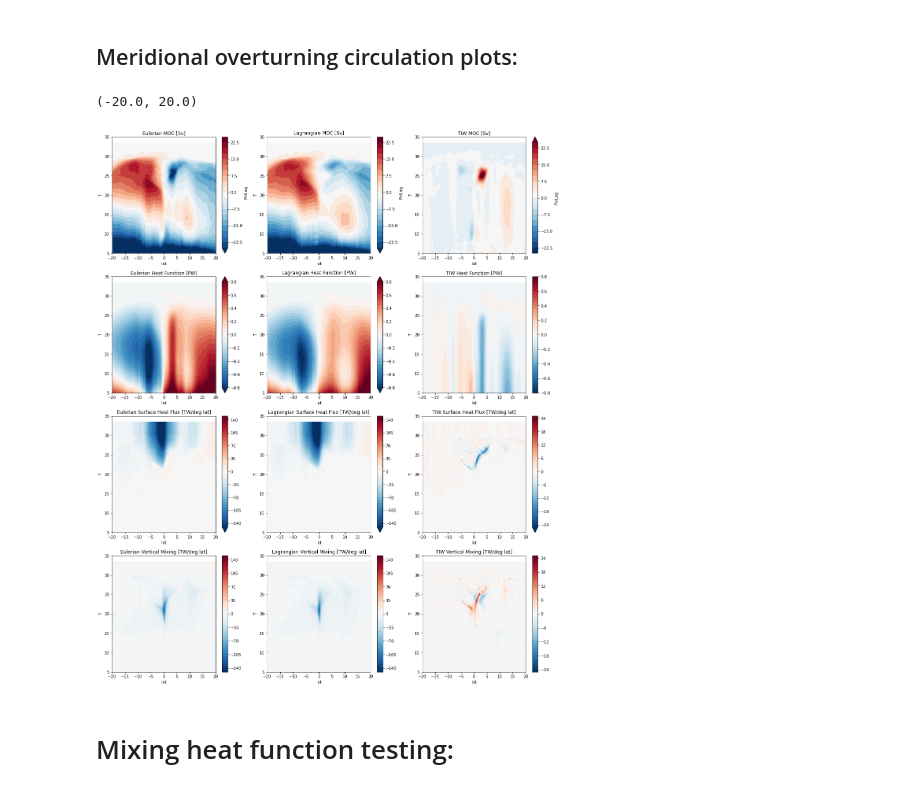
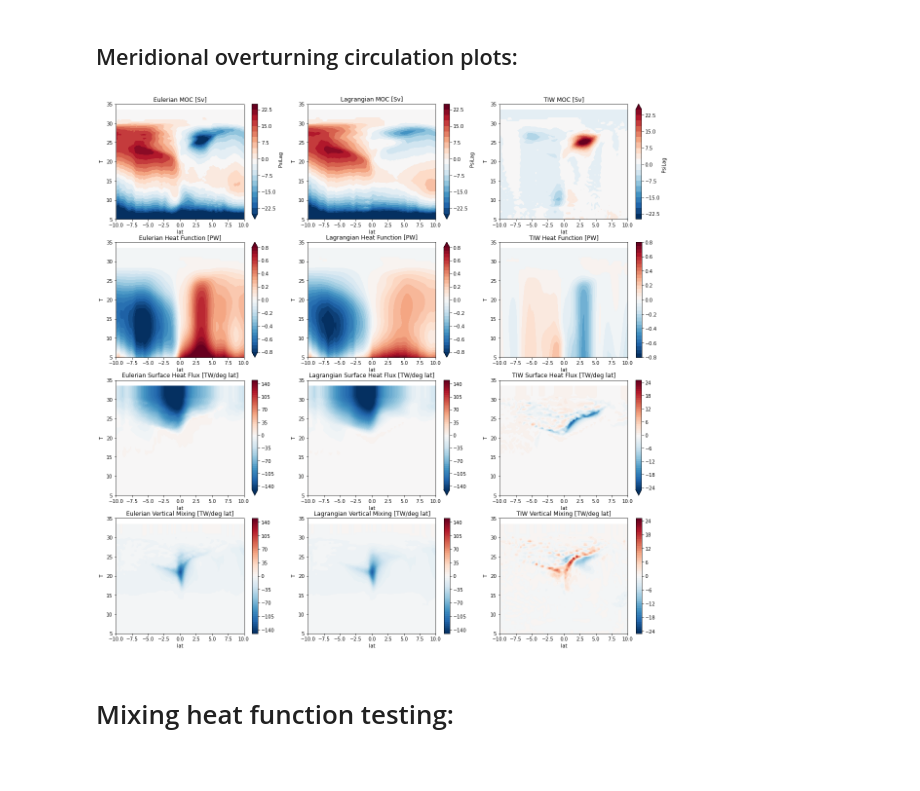
Before and after one commit to rmholmes/SAPEQ_ROMS_analysis, a Jupyter notebook: ROMS_Analysis.ipynb, the cells around one changed output. Saved outputs shown, nothing was run; the diff lists cells and outputs as text; code cells hidden in the pictures.

```diff
--- a/ROMS_Analysis.ipynb
+++ b/ROMS_Analysis.ipynb
@@ -453,9 +453,9 @@ HfDia_dif_mean = -fdia_mean.HfDia_dif.mean('ocean_time')*favg.pn.mean('xi_rho')*
 HfDia_dif_eddy = HfDia_dif - HfDia_dif_mean
 # %%
 # Temperature coordinates plotting:
-plt.figure(figsize=(20,25))
+plt.figure(figsize=(20,20))
 
-xlims = [-20.,20.]
+xlims = [-10.,10.]
 ylimsT = [5.,35.]
 cbar_levels = np.arange(-25.,27.5,2.5)
 cbar_levels_Hf = np.arange(-0.8,0.85,0.05)
@@ -528,35 +528,36 @@ plt.xlim(xlims)
 plt.subplot(4,3,8)
 HfDia_shf.plot.contourf(levels=cbar_levels_Di,cmap='RdBu_r',x='lat')
 plt.title('Lagrangian Surface Heat Flux [TW/deg lat]')
 plt.ylim(ylimsT)
 plt.xlim(xlims)
 
 plt.subplot(4,3,9)
 HfDia_shf_eddy.plot.contourf(levels=cbar_levels_Di_eddy,cmap='RdBu_r',x='lat')
 plt.title('TIW Surface Heat Flux [TW/deg lat]')
 plt.ylim(ylimsT)
 plt.xlim(xlims)
 
 plt.subplot(4,3,10)
 HfDia_dif_mean.plot.contourf(levels=cbar_levels_Di,cmap='RdBu_r',x='lat')
 plt.title('Eulerian Vertical Mixing [TW/deg lat]')
 plt.ylim(ylimsT)
 plt.xlim(xlims)
 
 plt.subplot(4,3,11)
 HfDia_dif.plot.contourf(levels=cbar_levels_Di,cmap='RdBu_r',x='lat')
 plt.title('Lagrangian Vertical Mixing [TW/deg lat]')
 plt.ylim(ylimsT)
 plt.xlim(xlims)
 
 plt.subplot(4,3,12)
 HfDia_dif_eddy.plot.contourf(levels=cbar_levels_Di_eddy,cmap='RdBu_r',x='lat')
 plt.title('TIW Vertical Mixing [TW/deg lat]')
 plt.ylim(ylimsT)
 plt.xlim(xlims)
+
+plt.savefig('MOCs_and_Diabatic_60days_ROMS.png',dpi=150)
 # %% [output]
-(-20.0, 20.0)
-[figure, old version]
+[figure, new version]
 # %% [markdown]
 # Mixing heat function testing:
 # %%
```
